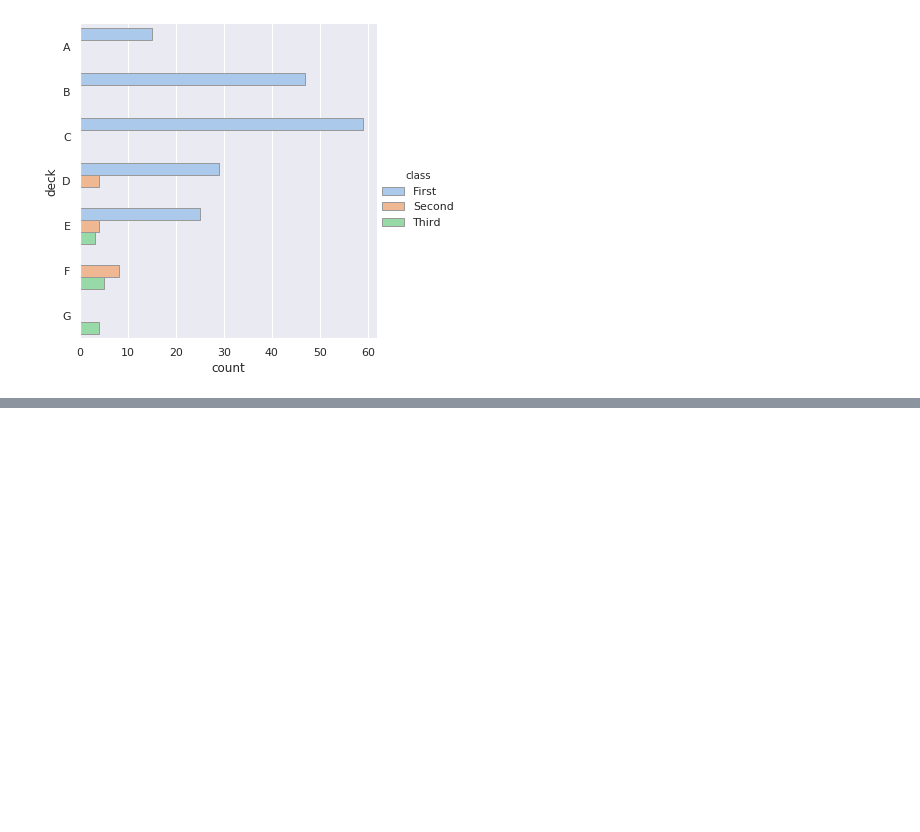
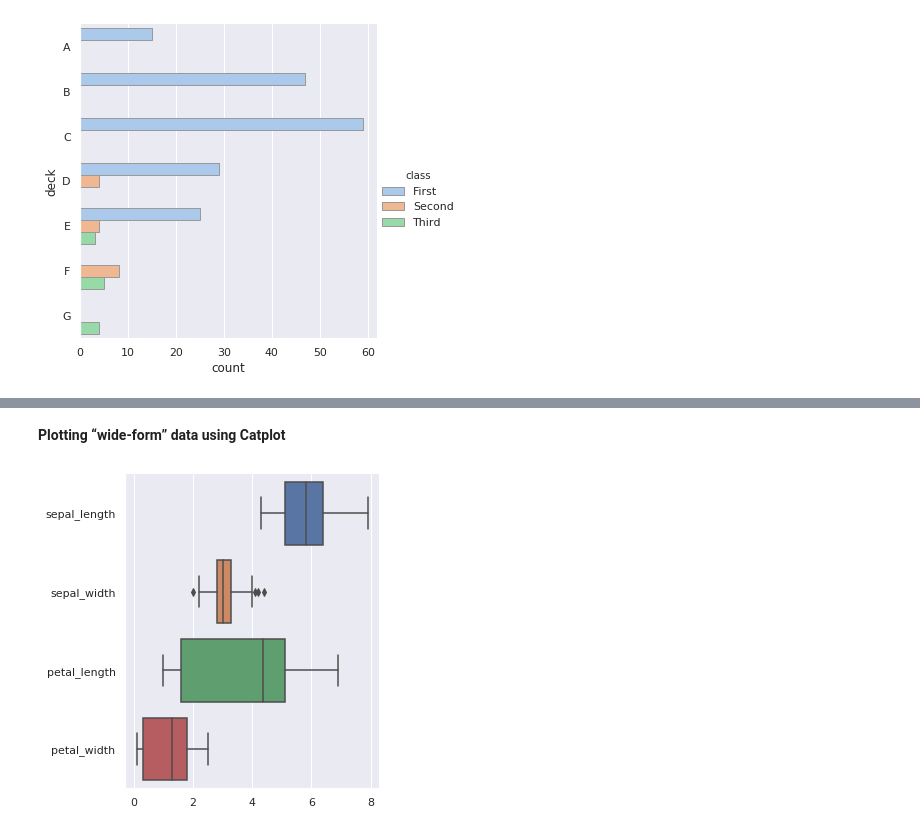
Before and after one commit to Deepshikha05/Visualization-in-Python, a Jupyter notebook: seaborn/seaborn.ipynb, the cells around one changed output, grey strips where cells are left out. Saved outputs shown, nothing was run; the diff lists cells and outputs as text; code cells hidden in the pictures; blank space fills up the shorter version.

```diff
--- a/seaborn/seaborn.ipynb
+++ b/seaborn/seaborn.ipynb
@@ -370,0 +388,6 @@ sns.catplot(y="deck", hue="class", kind="count",
+# %% [markdown]
+__Plotting “wide-form” data using Catplot__
+# %%
+sns.catplot(data=iris_data, orient="h", kind="box");
+# %% [output]
+[figure, added]
```
Also changed, not shown: parts of 11 cells of this notebook.
